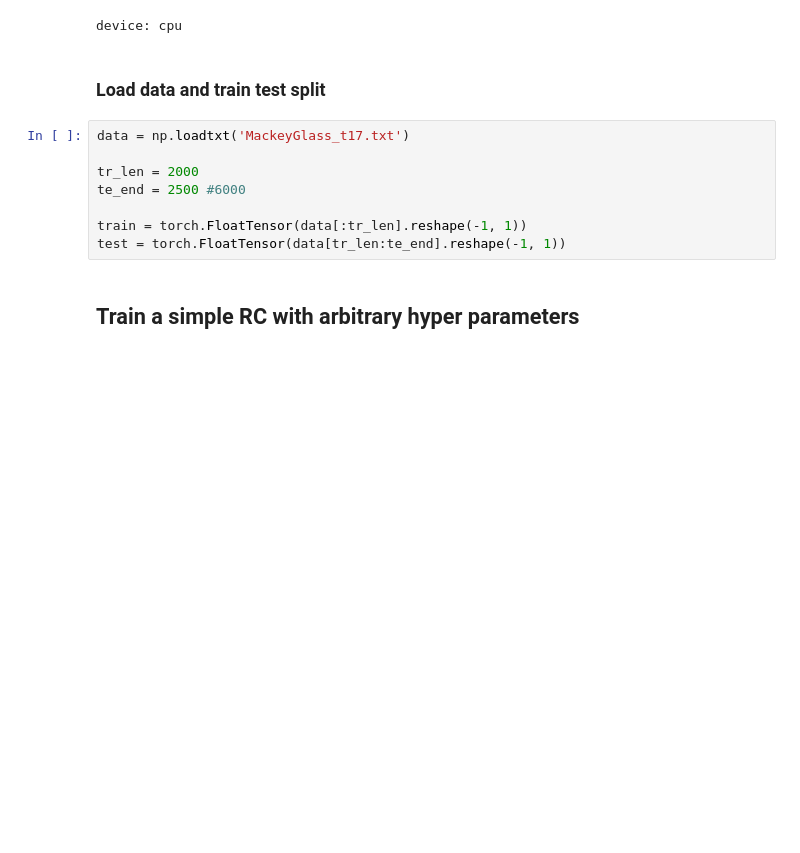
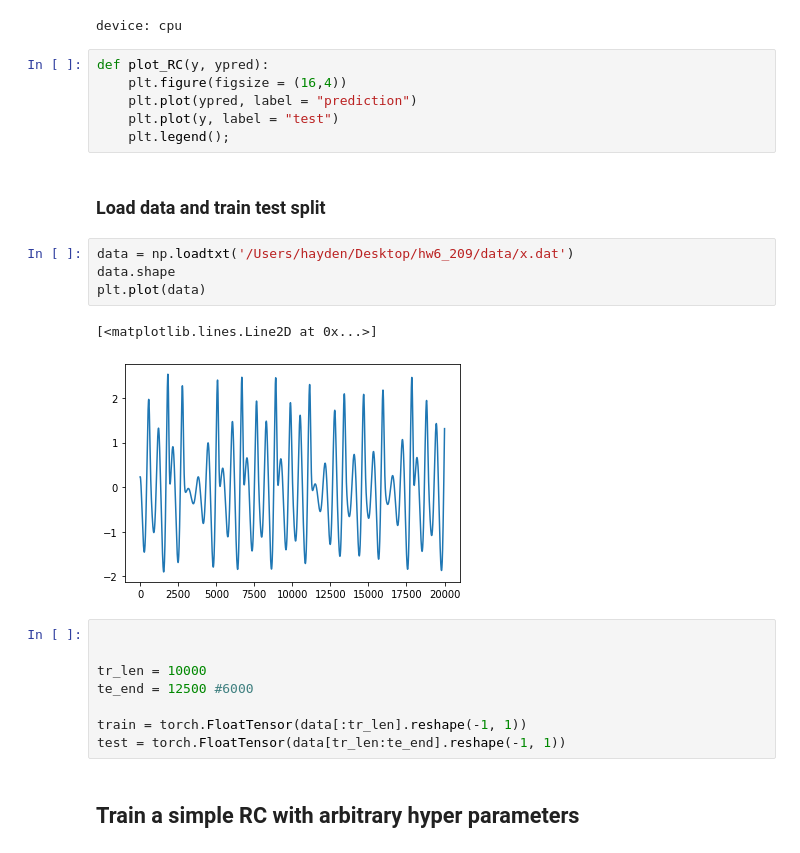
Before and after one commit to blindedjoy/RcTorch, a Jupyter notebook: turbo_1.ipynb, the cells around one changed output. Saved outputs shown, nothing was run; the diff lists cells and outputs as text; blank space fills up the shorter version.

```diff
--- a/turbo_1.ipynb
+++ b/turbo_1.ipynb
@@ -17,13 +17,26 @@ import pylab as pl
 from IPython import display
 # %% [output]
 device: cpu
+# %%
+def plot_RC(y, ypred):
+    plt.figure(figsize = (16,4))
+    plt.plot(ypred, label = "prediction")
+    plt.plot(y, label = "test")
+    plt.legend();
 # %% [markdown]
 ### Load data and train test split
+# %%
+data = np.loadtxt('/Users/hayden/Desktop/hw6_209/data/x.dat')
+data.shape
+plt.plot(data)
+# %% [output]
+[<matplotlib.lines.Line2D at 0x...>]
+[figure, added]
 # %%
-data = np.loadtxt('MackeyGlass_t17.txt')
 
-tr_len = 2000
-te_end = 2500 #6000
+
+tr_len = 10000
+te_end = 12500 #6000
 
 train = torch.FloatTensor(data[:tr_len].reshape(-1, 1))
 test = torch.FloatTensor(data[tr_len:te_end].reshape(-1, 1))
```
Also changed, not shown: parts of 63 cells of this notebook, 2 other files.
